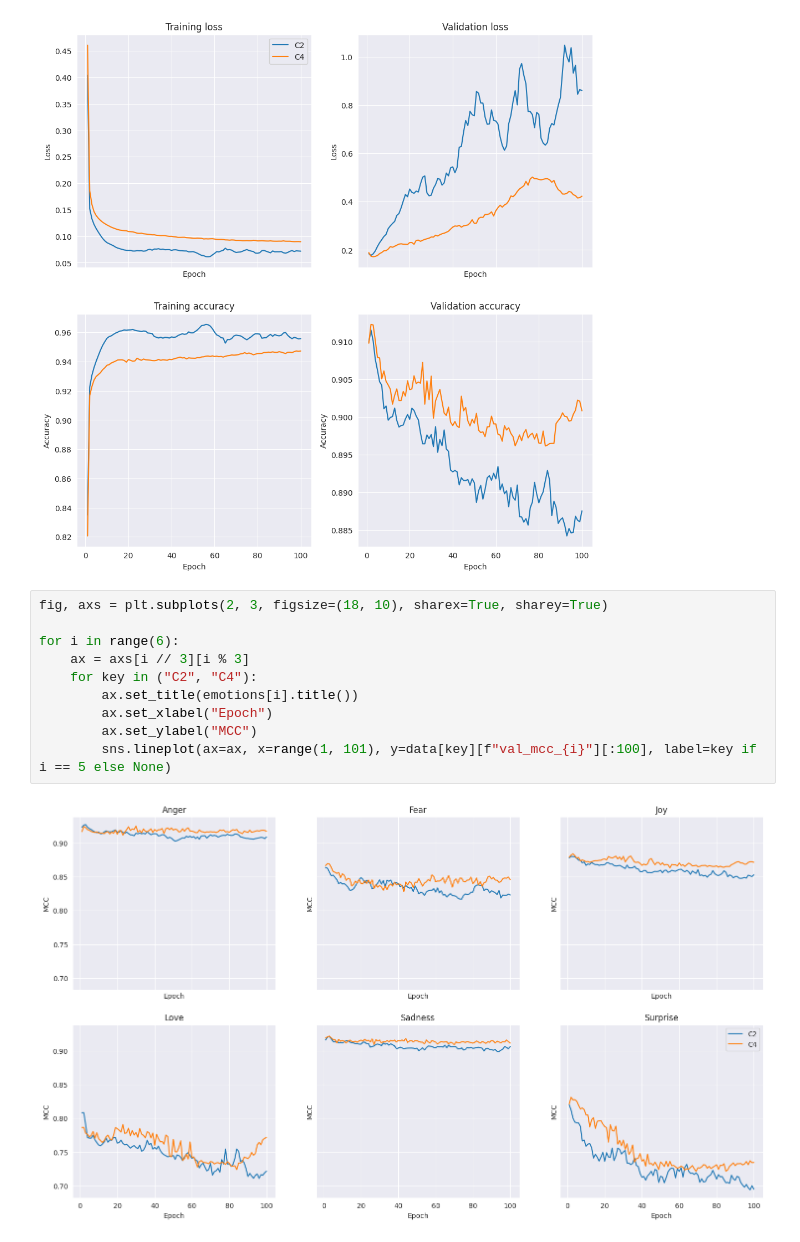
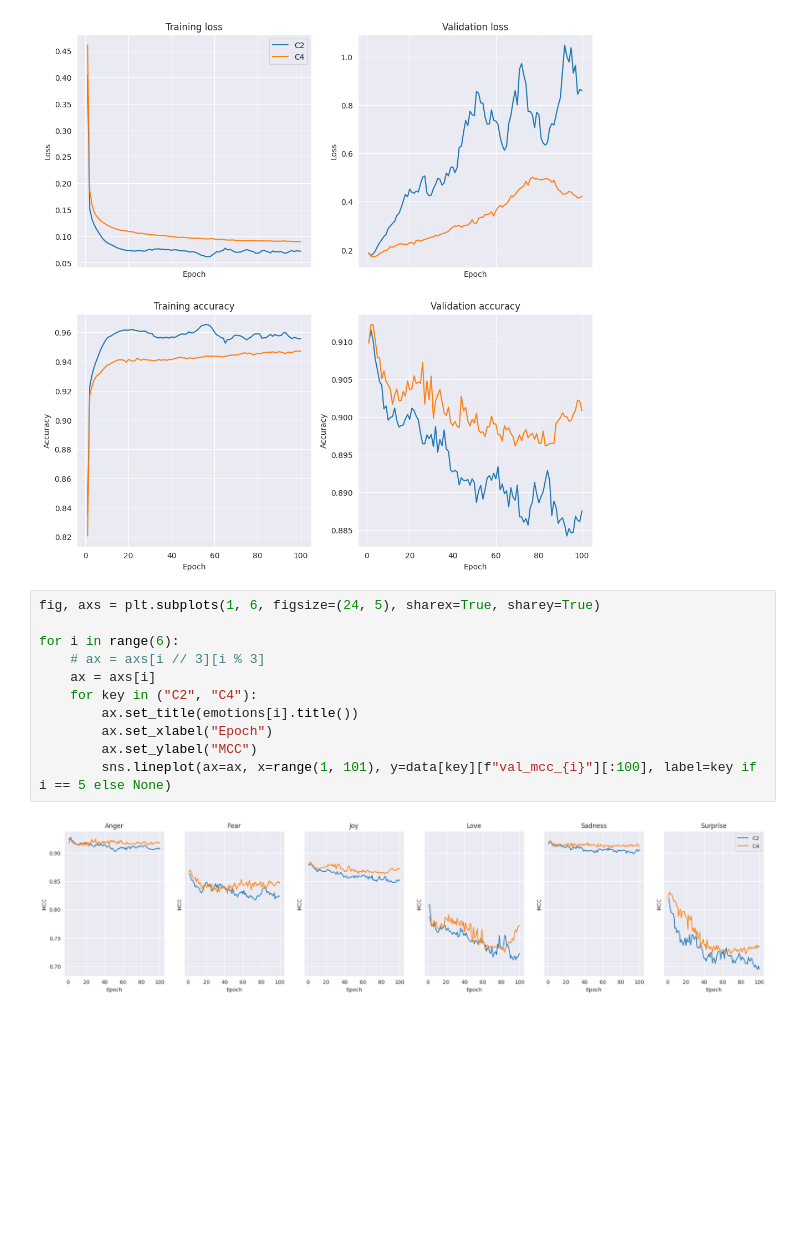
Before and after one commit to parafoxia/decks, a Jupyter notebook: eval_net_time.ipynb, the cells around one changed output. Drawn from its saved outputs; the diff is of its cells as text; blank space fills up the shorter version.

Commit message:
Update MCC graph

```diff
--- a/eval_net_time.ipynb
+++ b/eval_net_time.ipynb
@@ -90,14 +90,15 @@ for key in ("C2", "C4"):
 # %% [output]
 [figure]
 # %%
-fig, axs = plt.subplots(2, 3, figsize=(18, 10), sharex=True, sharey=True)
+fig, axs = plt.subplots(1, 6, figsize=(24, 5), sharex=True, sharey=True)
 
 for i in range(6):
-    ax = axs[i // 3][i % 3]
+    # ax = axs[i // 3][i % 3]
+    ax = axs[i]
     for key in ("C2", "C4"):
         ax.set_title(emotions[i].title())
         ax.set_xlabel("Epoch")
         ax.set_ylabel("MCC")
         sns.lineplot(ax=ax, x=range(1, 101), y=data[key][f"val_mcc_{i}"][:100], label=key if i == 5 else None)
 # %% [output]
-[figure, old version]
+[figure, new version]
```
